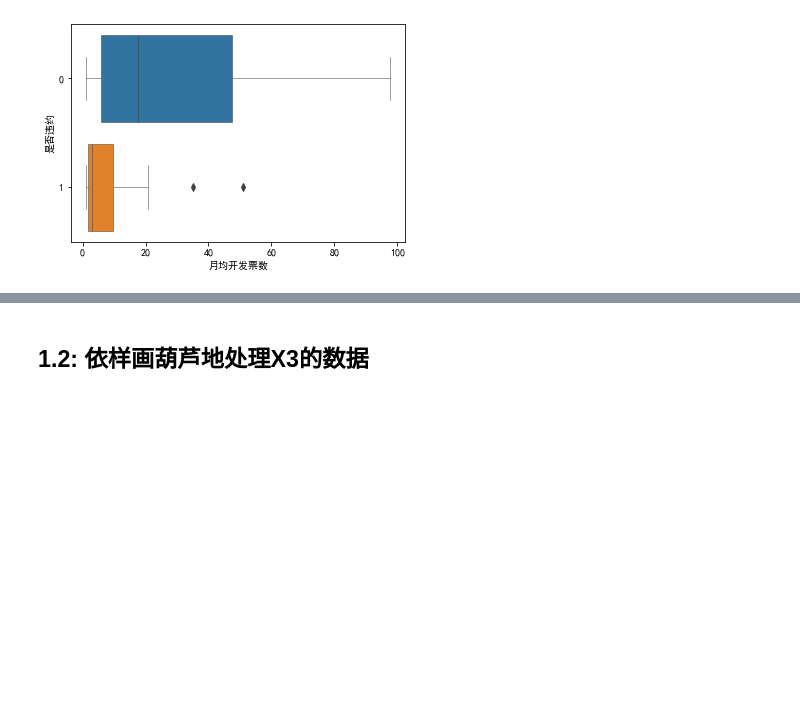
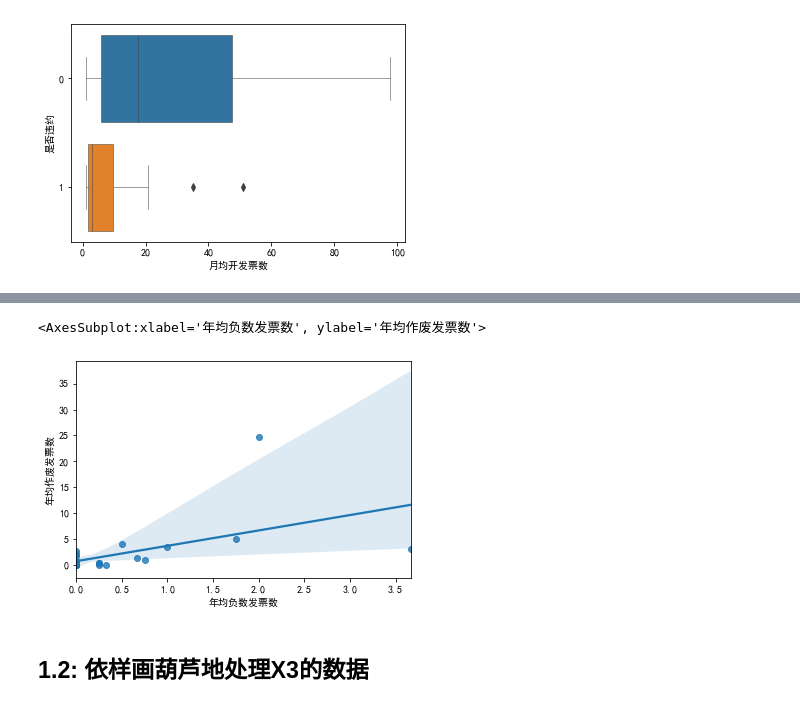
Before and after one commit to oujinsaiaishijian/Feature_engineering_with_2020C, a Jupyter notebook: Find_new_features.ipynb, the cells around one changed output, grey strips where cells are left out. Saved outputs shown, nothing was run; the diff lists cells and outputs as text; code cells hidden in the pictures; blank space fills up the shorter version.

```diff
--- a/Find_new_features.ipynb
+++ b/Find_new_features.ipynb
@@ -204,3 +208,8 @@ plt.show()
+# %%
+sns.regplot('年均负数发票数', '年均作废发票数',data=X_2_bad[['年均负数发票数','年均作废发票数']], fit_reg=True)
+# %% [output]
+<AxesSubplot:xlabel='年均负数发票数', ylabel='年均作废发票数'>
+[figure, added]
 # %% [markdown]
 ## 1.2: 依样画葫芦地处理X3的数据
 # %%
```
Also changed, not shown: parts of 27 cells of this notebook.
